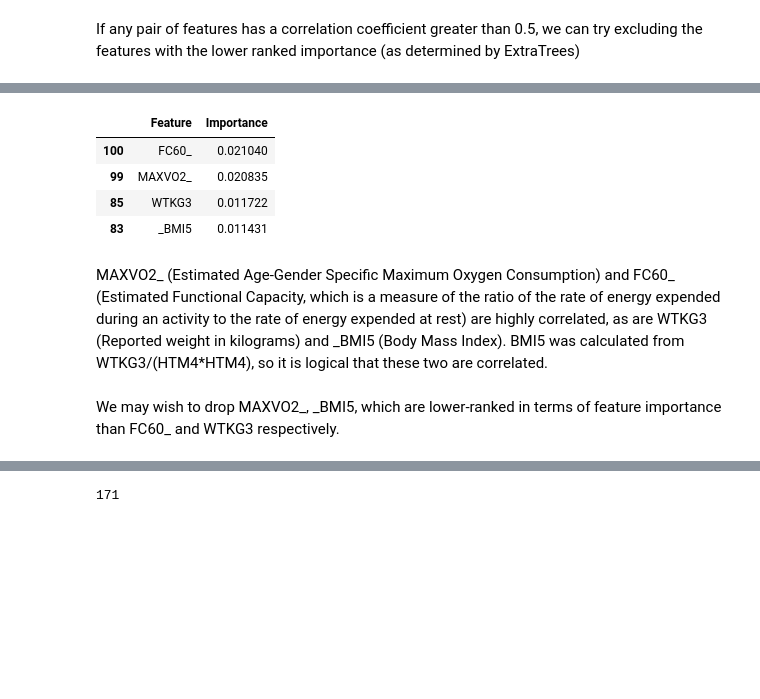
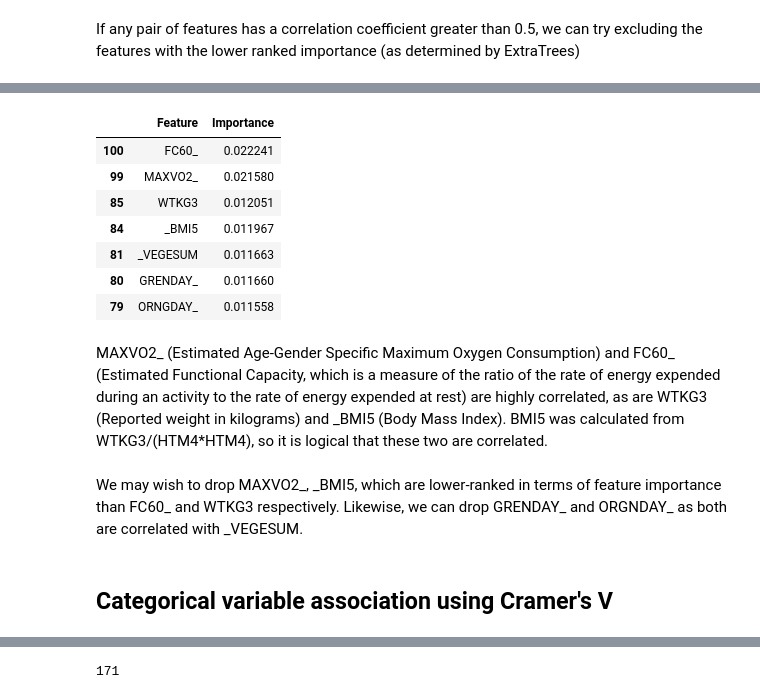
Before and after one commit to Madelinehazel/UofT_3253_term_project, a Jupyter notebook: notebooks/exploratory_analysis.ipynb, the cells around one changed output, grey strips where cells are left out. Cells and saved outputs as stored; diff of their text form; code cells hidden in the pictures; blank space fills up the shorter version.

```diff
--- a/notebooks/exploratory_analysis.ipynb
+++ b/notebooks/exploratory_analysis.ipynb
@@ -144,17 +229,24 @@ high_corr_pairs
 # %%
 feature_importance[
-    feature_importance["Feature"].isin(["FC60_", "MAXVO2_", "WTKG3", "_BMI5"])
+    feature_importance["Feature"].isin(
+        ["FC60_", "MAXVO2_", "WTKG3", "_BMI5", "_VEGESUM", "GRENDAY_", "ORNGDAY_"]
+    )
 ]
 # %% [output]
 |  | Feature | Importance |
-| 100 | FC60_ | 0.021040 |
-| 99 | MAXVO2_ | 0.020835 |
-| 85 | WTKG3 | 0.011722 |
-| 83 | _BMI5 | 0.011431 |
+| 100 | FC60_ | 0.022241 |
+| 99 | MAXVO2_ | 0.021580 |
+| 85 | WTKG3 | 0.012051 |
+| 84 | _BMI5 | 0.011967 |
+| 81 | _VEGESUM | 0.011663 |
+| 80 | GRENDAY_ | 0.011660 |
+| 79 | ORNGDAY_ | 0.011558 |
 # %% [markdown]
 MAXVO2_ (Estimated Age-Gender Specific Maximum Oxygen Consumption) and FC60_ (Estimated Functional Capacity, which is a measure of the ratio of the rate of energy expended during an activity to the rate of energy expended at rest) are highly correlated, as are WTKG3 (Reported weight in kilograms) and _BMI5 (Body Mass Index). BMI5 was calculated from WTKG3/(HTM4*HTM4), so it is logical that these two are correlated.
 # %% [markdown]
-We may wish to drop MAXVO2_, \_BMI5, which are lower-ranked in terms of feature importance than FC60_ and WTKG3 respectively.
+We may wish to drop MAXVO2_, \_BMI5, which are lower-ranked in terms of feature importance than FC60_ and WTKG3 respectively. Likewise, we can drop GRENDAY_ and ORGNDAY_ as both are correlated with _VEGESUM.
+# %% [markdown]
+## Categorical variable association using Cramer's V
 # %%
 categorical
 # %% [output]
```
Also changed, not shown: parts of 30 cells of this notebook.
